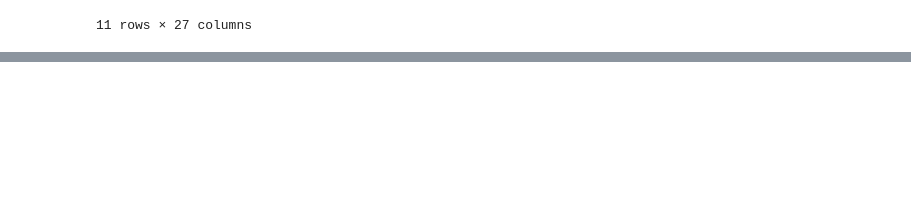
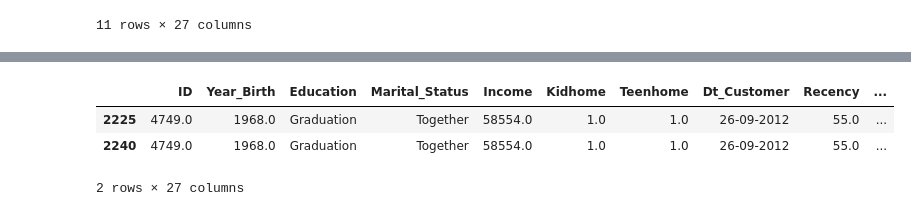
Before and after one commit to DeanChugall/Ai-za-SVE-Pandas_BLOGs, a Jupyter notebook: 20-Pandas-Funkcija/20-PandasFunkcija.ipynb, the cells around one changed output, grey strips where cells are left out. Saved outputs shown, nothing was run; the diff lists cells and outputs as text; code cells hidden in the pictures; blank space fills up the shorter version.

Commit message:
df[df.duplicated(keep=False)]

```diff
--- a/20-Pandas-Funkcija/20-PandasFunkcija.ipynb
+++ b/20-Pandas-Funkcija/20-PandasFunkcija.ipynb
@@ -94,0 +130,7 @@ df.describe(include='all')
+# %%
+df[df.duplicated(keep=False)]
+# %% [output]
+|  | ID | Year_Birth | Education | Marital_Status | Income | Kidhome | Teenhome | Dt_Customer | Recency | ... |
+| 2225 | 4749.0 | 1968.0 | Graduation | Together | 58554.0 | 1.0 | 1.0 | 26-09-2012 | 55.0 | ... |
+| 2240 | 4749.0 | 1968.0 | Graduation | Together | 58554.0 | 1.0 | 1.0 | 26-09-2012 | 55.0 | ... |
+2 rows × 27 columns
```
Also changed, not shown: parts of 2 cells of this notebook.
